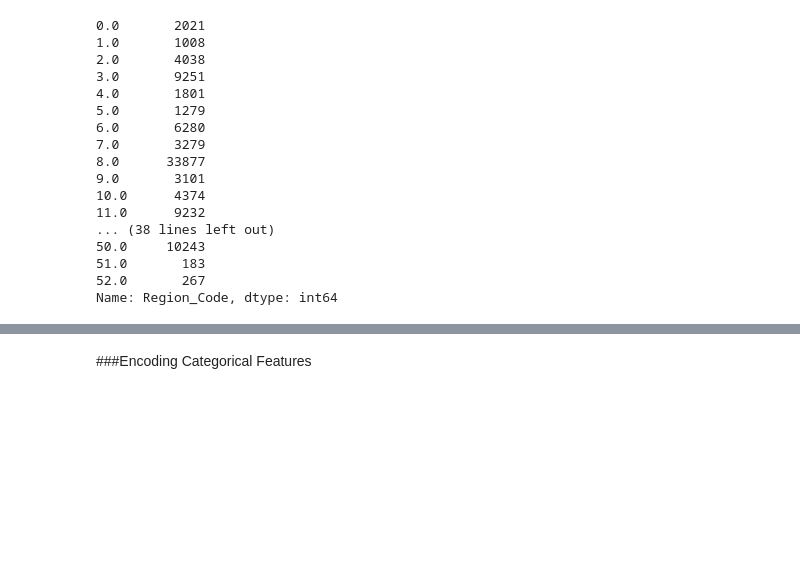
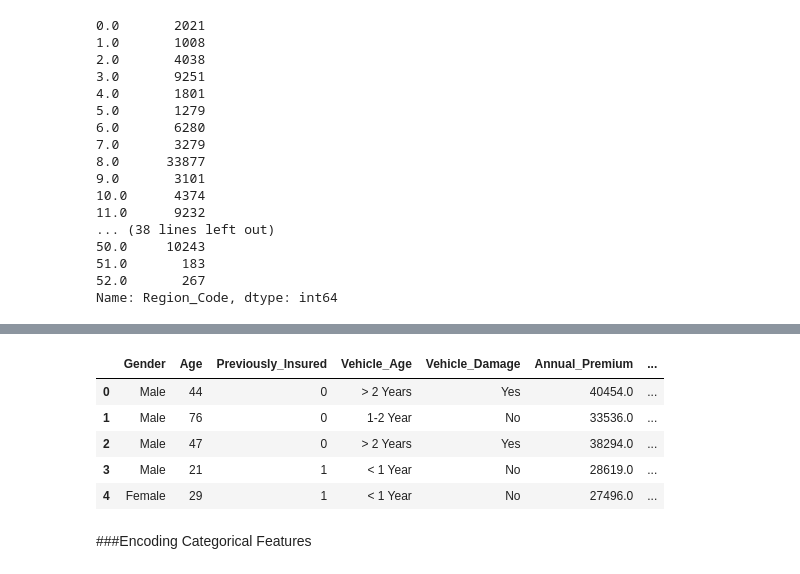
Before and after one commit to shadabsgit/ML-Classification-Capstone-Project, a Jupyter notebook: HEALTH_INSURANCE_CROSS_SELL_PREDICTION.ipynb, the cells around one changed output, grey strips where cells are left out. Drawn from its saved outputs; the diff is of its cells as text; code cells hidden in the pictures; blank space fills up the shorter version.

```diff
--- a/HEALTH_INSURANCE_CROSS_SELL_PREDICTION.ipynb
+++ b/HEALTH_INSURANCE_CROSS_SELL_PREDICTION.ipynb
@@ -388,3 +394,12 @@ SyntaxError: ignored
+# %%
+data.head()
+# %% [output]
+|  | Gender | Age | Previously_Insured | Vehicle_Age | Vehicle_Damage | Annual_Premium | ... |
+| 0 | Male | 44 | 0 | > 2 Years | Yes | 40454.0 | ... |
+| 1 | Male | 76 | 0 | 1-2 Year | No | 33536.0 | ... |
+| 2 | Male | 47 | 0 | > 2 Years | Yes | 38294.0 | ... |
+| 3 | Male | 21 | 1 | < 1 Year | No | 28619.0 | ... |
+| 4 | Female | 29 | 1 | < 1 Year | No | 27496.0 | ... |
 # %% [markdown]
 ###Encoding Categorical Features
 # %% [markdown]
```
Also changed, not shown: parts of 18 cells of this notebook.
